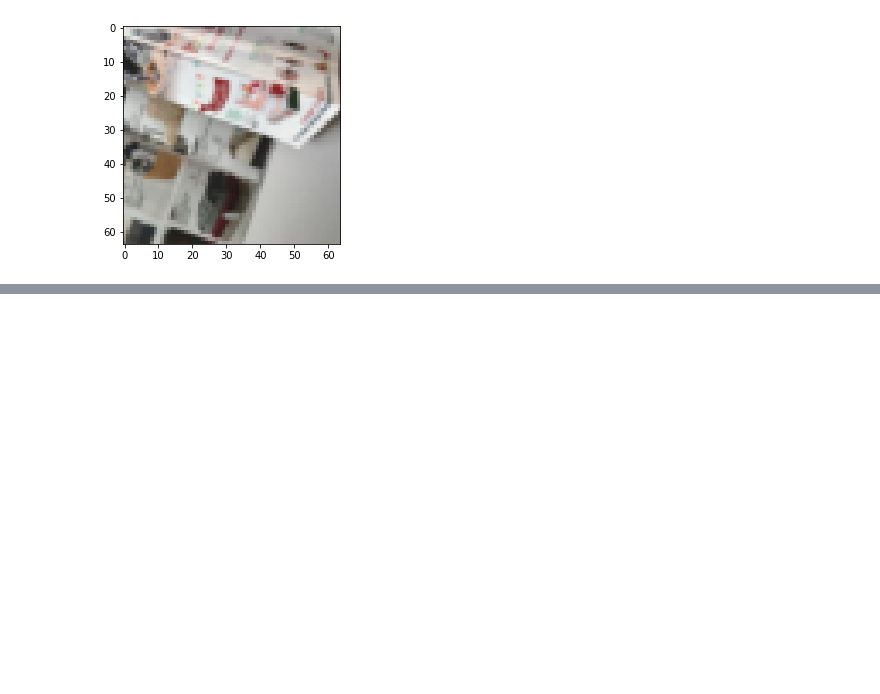
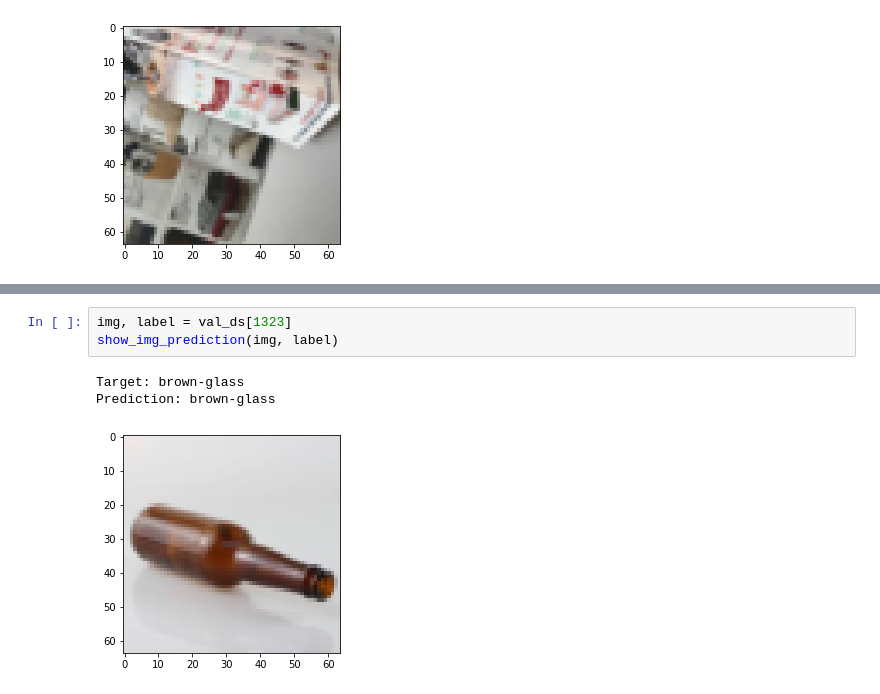
Before and after one commit to krits29/regeneron-house-waste, a Jupyter notebook: regeneron_house_waste.ipynb, the cells around one changed output, grey strips where cells are left out. Cells and saved outputs as stored; diff of their text form; blank space fills up the shorter version.

```diff
--- a/regeneron_house_waste.ipynb
+++ b/regeneron_house_waste.ipynb
@@ -481,0 +489,7 @@ Prediction: paper
+# %%
+img, label = val_ds[1323]
+show_img_prediction(img, label)
+# %% [output]
+Target: brown-glass
+Prediction: brown-glass
+[figure, added]
```
Also changed, not shown: parts of 3 cells of this notebook.
